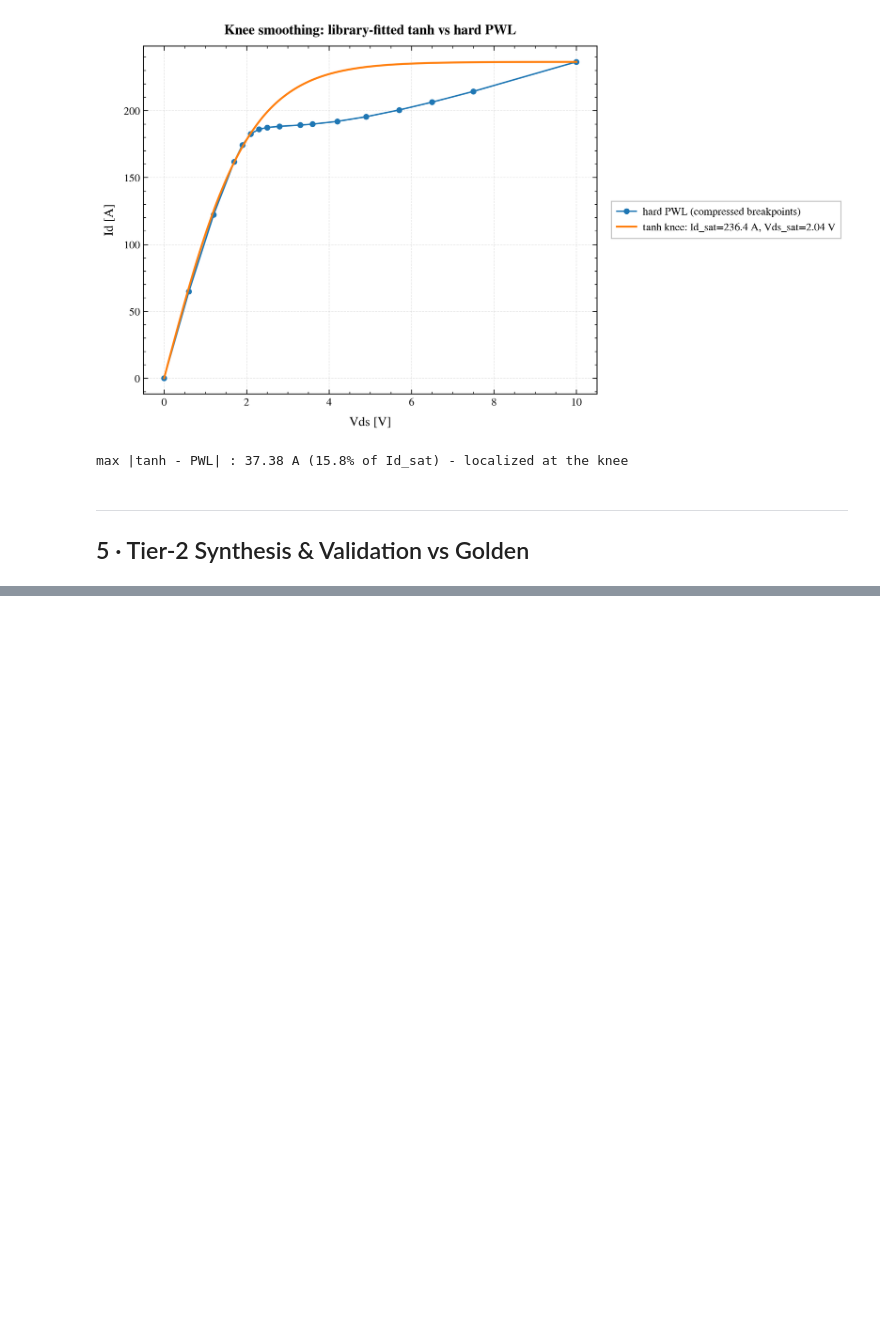
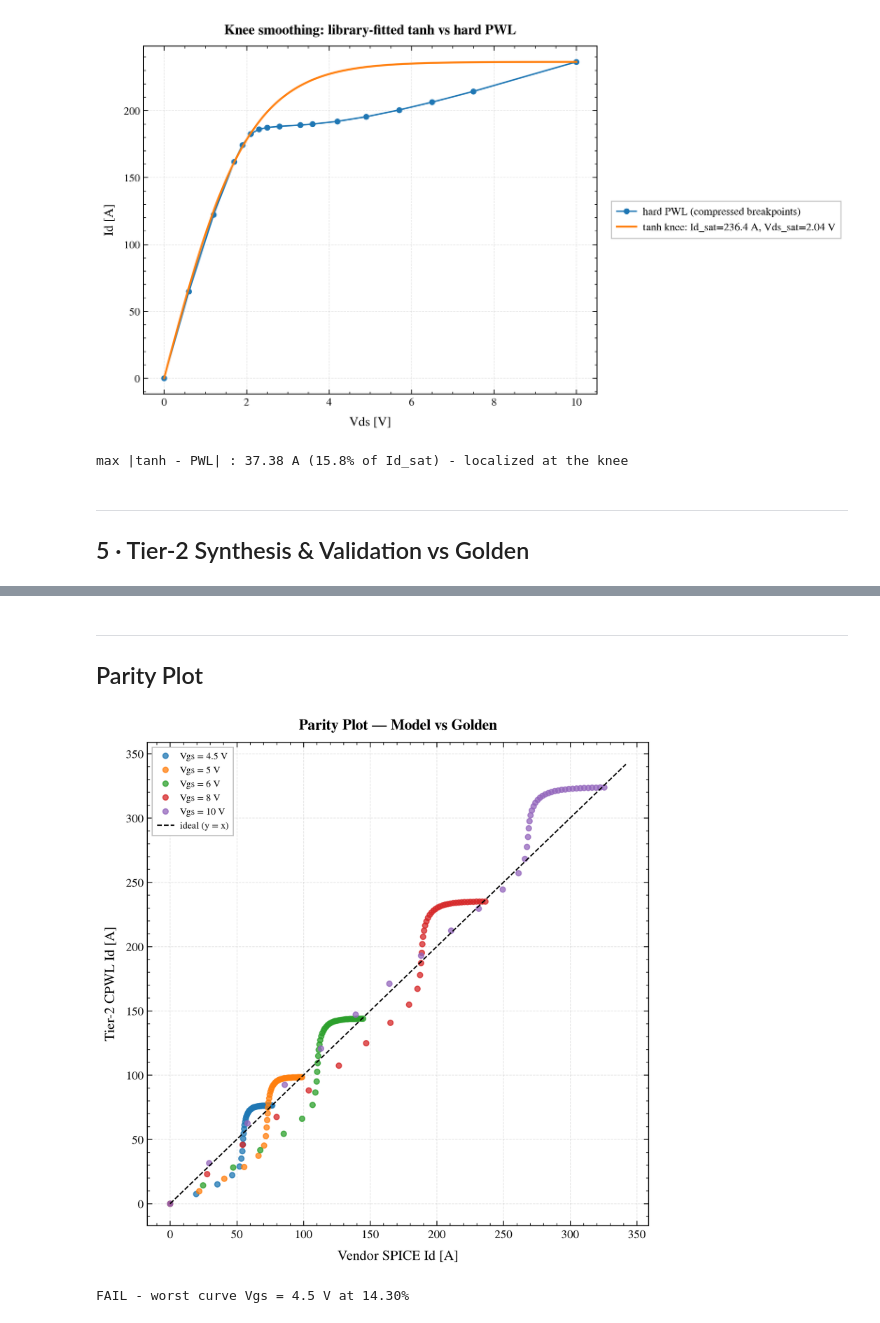
Before and after one commit to Anmol-G-K/PieceSpice, a Jupyter notebook: notebooks/02_piecewise_approximation.ipynb, the cells around one changed output, grey strips where cells are left out. Drawn from its saved outputs; the diff is of its cells as text; code cells hidden in the pictures; blank space fills up the shorter version.

```diff
--- a/notebooks/02_piecewise_approximation.ipynb
+++ b/notebooks/02_piecewise_approximation.ipynb
@@ -233,0 +314,15 @@ Worst endpoint error: 0.53%  (target < 5%)
+# %% [markdown]
+---
+## Parity Plot
+# %%
+# Comparison plot 4: parity scatter vs ideal line
+fig_par = plot_parity(pairs)
+plt.show()
+
+verdict = "PASS - model within fidelity target" if report.all_passed \
+    else f"FAIL - worst curve {report.worst.name} at " \
+         f"{report.worst.rel_rmse_pct:.2f}%"
+print(verdict)
+# %% [output]
+[figure, added]
+FAIL - worst curve Vgs = 4.5 V at 14.30%
```
Also changed, not shown: parts of 9 cells of this notebook, 9 other files.
